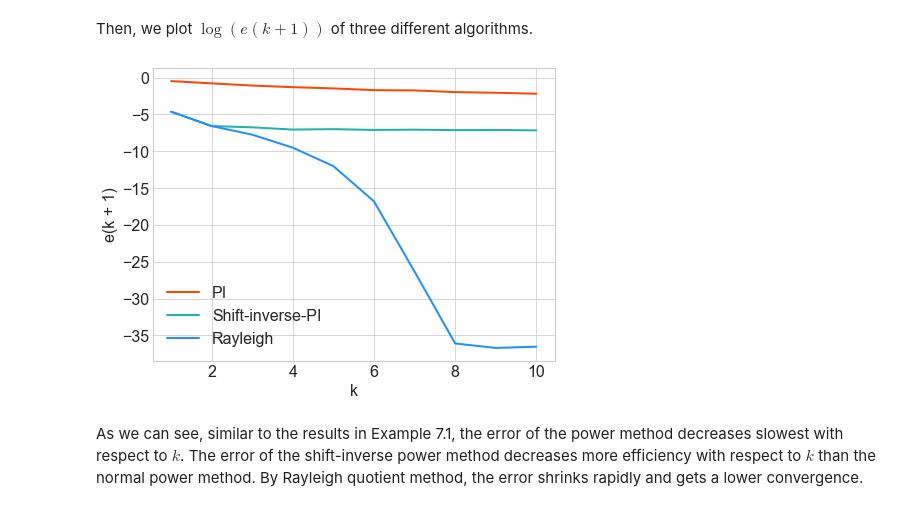
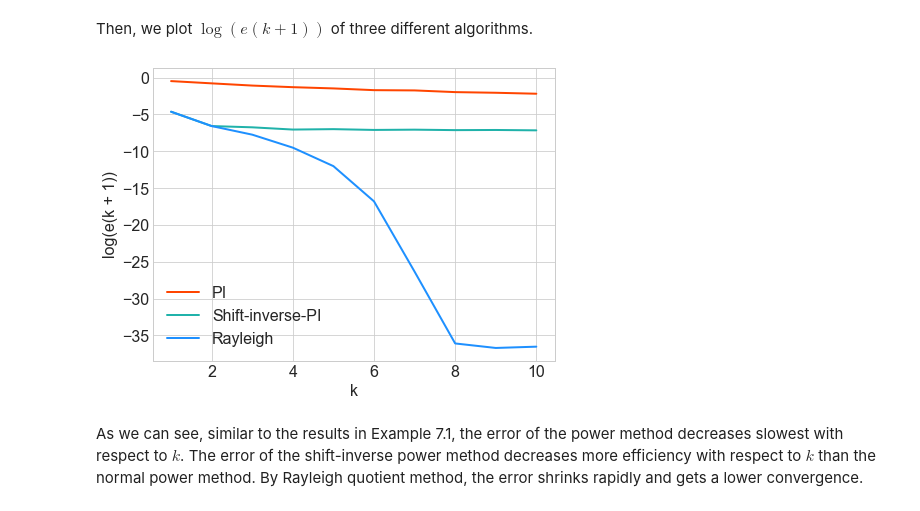
Before and after one commit to poncey/OPTH-PS, a Jupyter notebook: PS02/problem2_4.ipynb, the cells around one changed output. Drawn from its saved outputs; the diff is of its cells as text; code cells hidden in the pictures.

```diff
--- a/PS02/problem2_4.ipynb
+++ b/PS02/problem2_4.ipynb
@@ -43,16 +45,21 @@ Function to implement the pow method which depends on iteration as follow.
 ### =====================================
 def pow_iter(matrix, x_iter, iteration=10):
 
+    # convert as matrix
+    matrix = np.matrix(matrix)
+    x_iter = np.matrix(x_iter)
+
     x_list, lamb_list, e_list = [], [], []
 
     for k in range(iteration):
-        y = np.matmul(A, x_iter) # y(k + 1)
+        y = matrix * x_iter # y(k + 1)
         x_iter = y / norm(y, ord=2) # x(k + 1)
-        lamb = np.matmul(np.matmul(x_iter.conj().T, A), x_iter) # lambda(k + 1)
+        lamb = x_iter.H * A * x_iter # lambda(k + 1)
 
-        x_list.append(x_iter)
-        lamb_list.append(lamb)
-        e_list.append(norm(np.matmul(A, x_iter) - x_iter))
+        # convert back and append
+        x_list.append(np.asarray(x_iter))
+        lamb_list.append(lamb.item())
+        e_list.append(norm(matrix * x_iter - x_iter, ord=2))
 
     return x_list, lamb_list, e_list
 # %% [markdown]
@@ -110,29 +123,28 @@ Then, construct the function of Rayleigh quotient iteration and make implementat
 ### =====================================
 def rayleigh_iter(matrix, x_iter, sigma_iter, iteration=10):
 
-    # compute rayleigh quotient
-    def rayleigh_quot(matr, xx):
-        numerator = np.matmul(np.matmul(xx.conj().T, A), xx)
-        denominator = np.matmul(xx.conj().T, xx)
-        return numerator / denominator
-
+    # Convert as matrix. Creart identity
+    matrix = np.matrix(matrix)
+    x_iter = np.matrix(x_iter)
+    iden = np.matrix(np.identity(N))
     # Computer for iteration
     x_list, lamb_list, e_list = [], [], []
-    I = np.matrix(np.identity(N))
+
     for k in range(iteration):
 
         if k < 2:
             sigma = sigma_iter
         else:
-            sigma =  rayleigh_quot(A, x_iter).item()
+            sigma =  ((x_iter.H * matrix * x_iter) / (x_iter.H * x_iter)).item()
 
-        y = np.matmul(inv(A - sigma * I), x_iter) # y(k + 1)
+        y = (matrix - sigma * iden).I * x_iter # y(k + 1)
         x_iter = y / norm(y, ord=2) # x(k + 1)
-        lamb = np.matmul(np.matmul(x_iter.conj().T, A), x_iter) # lambda(k + 1)
+        lamb = x_iter.H * matrix * x_iter # lambda(k + 1)
 
-        x_list.append(x_iter)
-        lamb_list.append(lamb)
-        e_list.append(norm(np.matmul(A, x_iter) - x_iter))
+        # convert back and append
+        x_list.append(np.asarray(x_iter))
+        lamb_list.append(lamb.item())
+        e_list.append(norm(matrix * x_iter - x_iter, ord=2))
 
     return x_list, lamb_list, e_list
 
@@ -143,19 +155,19 @@ Then, we plot $\log(e(k + 1))$ of three different algorithms.
 # %%
 # Plot results
 matplotlib.rcParams.update({'font.size': 16})
 plt.style.use('seaborn-whitegrid')
 plt.figure(figsize=(7.2, 5.4))
 plt.plot(np.arange(len(el)) + 1, np.log(np.asarray(el)),
          lw=2., color='#FF4500', label='PI')
 plt.plot(np.arange(len(el_shiftinv)) + 1, np.log(np.asarray(el_shiftinv)),
          lw=2., color='#20B2AA', label='Shift-inverse-PI')
 plt.plot(np.arange(len(el_rayleigh)) + 1, np.log(np.asarray(el_rayleigh)),
          lw=2., color='#1E90FF', label='Rayleigh')
 xlab = plt.xlabel('k')
-ylab = plt.ylabel('e(k + 1)')
+ylab = plt.ylabel('log(e(k + 1))')
 plgd = plt.legend(loc='best')
 # %% [output]
-[figure, old version]
+[figure, new version]
 # %% [markdown]
 As we can see, similar to the results in Example 7.1, the error of the power method decreases slowest with respect to  $k$. The error of the shift-inverse power method decreases more efficiency with respect to  $k$ than the normal power method. By Rayleigh quotient method, the error shrinks rapidly and gets a lower convergence.
 # %% [markdown]
```
Also changed, not shown: parts of 7 cells of this notebook.
